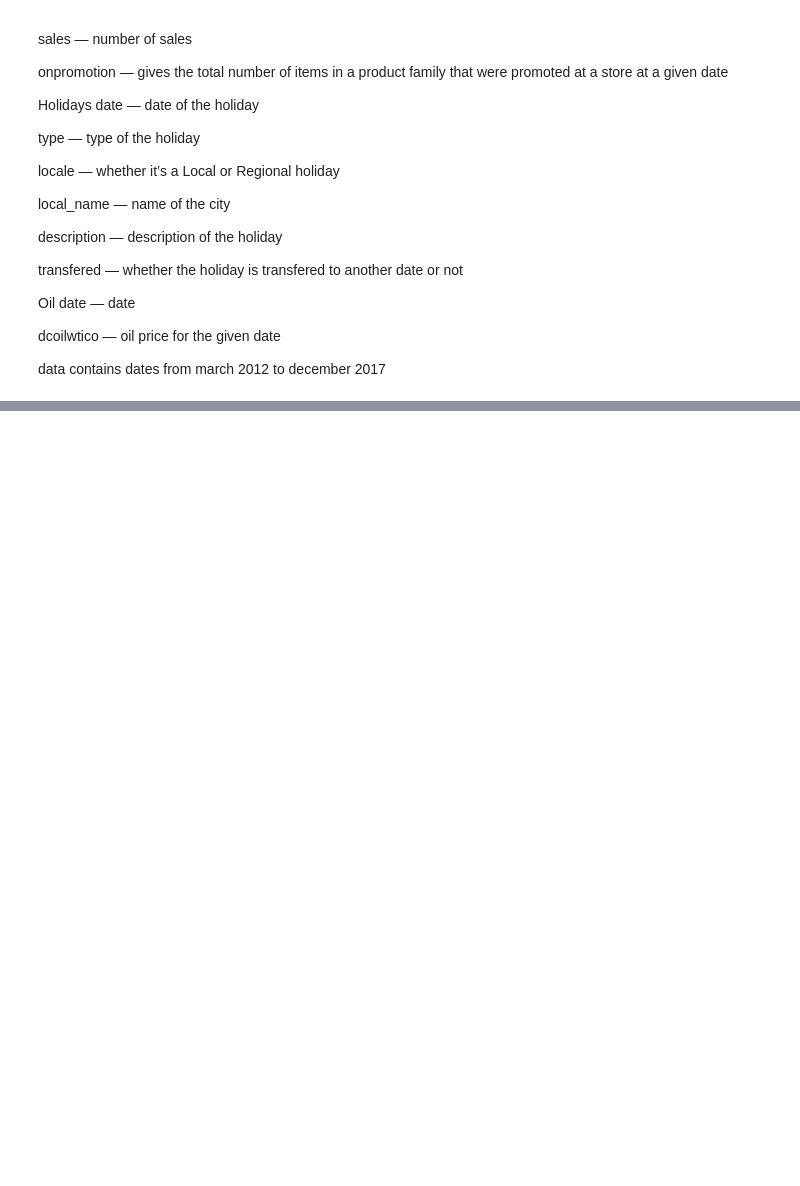
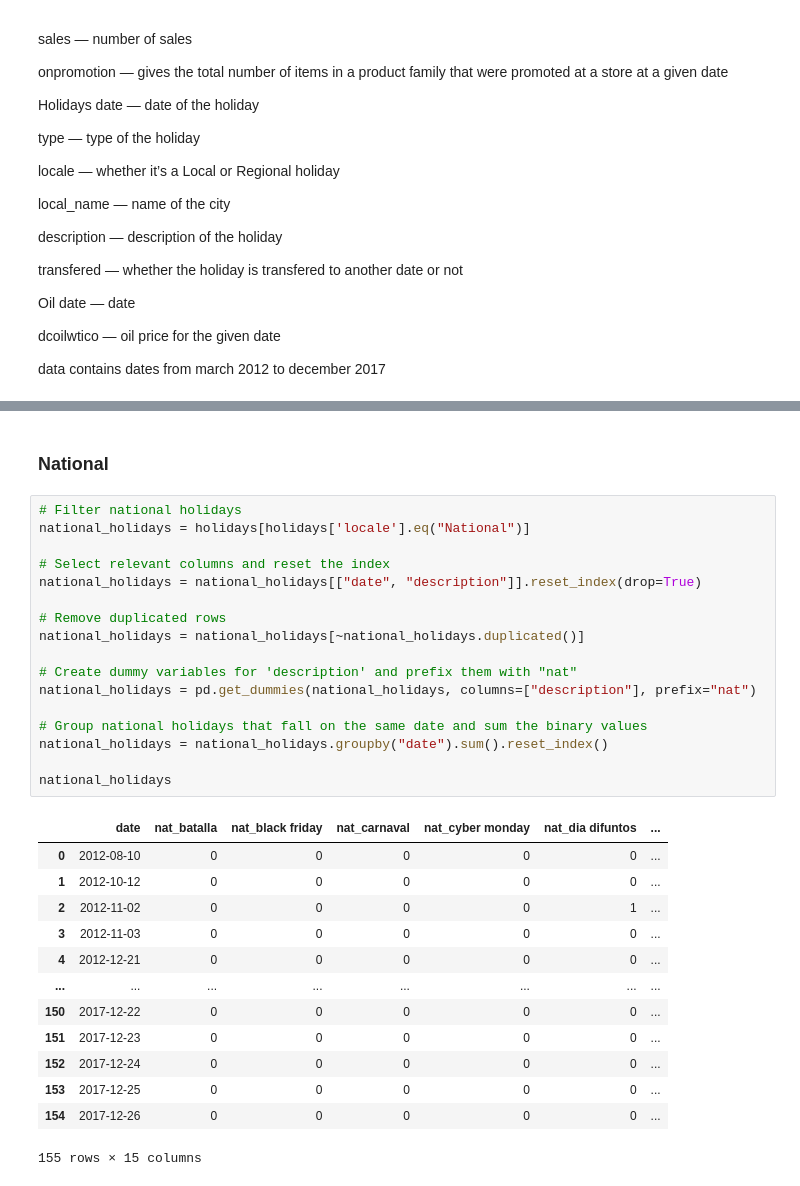
Before and after one commit to rahilmuhammedck/data-analytics-case-study, a Jupyter notebook: Sales Prediction (EDA)/Sales prediction (for Time Series).ipynb, the cells around one changed output, grey strips where cells are left out. Drawn from its saved outputs; the diff is of its cells as text; blank space fills up the shorter version.

```diff
--- a/Sales Prediction (EDA)/Sales prediction (for Time Series).ipynb
+++ b/Sales Prediction (EDA)/Sales prediction (for Time Series).ipynb
@@ -84,0 +276,33 @@ NameError: name 'train_data' is not defined
+# %% [markdown]
+### National
+# %%
+# Filter national holidays
+national_holidays = holidays[holidays['locale'].eq("National")]
+
+# Select relevant columns and reset the index
+national_holidays = national_holidays[["date", "description"]].reset_index(drop=True)
+
+# Remove duplicated rows
+national_holidays = national_holidays[~national_holidays.duplicated()]
+
+# Create dummy variables for 'description' and prefix them with "nat"
+national_holidays = pd.get_dummies(national_holidays, columns=["description"], prefix="nat")
+
+# Group national holidays that fall on the same date and sum the binary values
+national_holidays = national_holidays.groupby("date").sum().reset_index()
+
+national_holidays
+# %% [output]
+|  | date | nat_batalla | nat_black friday | nat_carnaval | nat_cyber monday | nat_dia difuntos | ... |
+| 0 | 2012-08-10 | 0 | 0 | 0 | 0 | 0 | ... |
+| 1 | 2012-10-12 | 0 | 0 | 0 | 0 | 0 | ... |
+| 2 | 2012-11-02 | 0 | 0 | 0 | 0 | 1 | ... |
+| 3 | 2012-11-03 | 0 | 0 | 0 | 0 | 0 | ... |
+| 4 | 2012-12-21 | 0 | 0 | 0 | 0 | 0 | ... |
+| ... | ... | ... | ... | ... | ... | ... | ... |
+| 150 | 2017-12-22 | 0 | 0 | 0 | 0 | 0 | ... |
+| 151 | 2017-12-23 | 0 | 0 | 0 | 0 | 0 | ... |
+| 152 | 2017-12-24 | 0 | 0 | 0 | 0 | 0 | ... |
+| 153 | 2017-12-25 | 0 | 0 | 0 | 0 | 0 | ... |
+| 154 | 2017-12-26 | 0 | 0 | 0 | 0 | 0 | ... |
+155 rows × 15 columns
```
Also changed, not shown: parts of 20 cells of this notebook.
